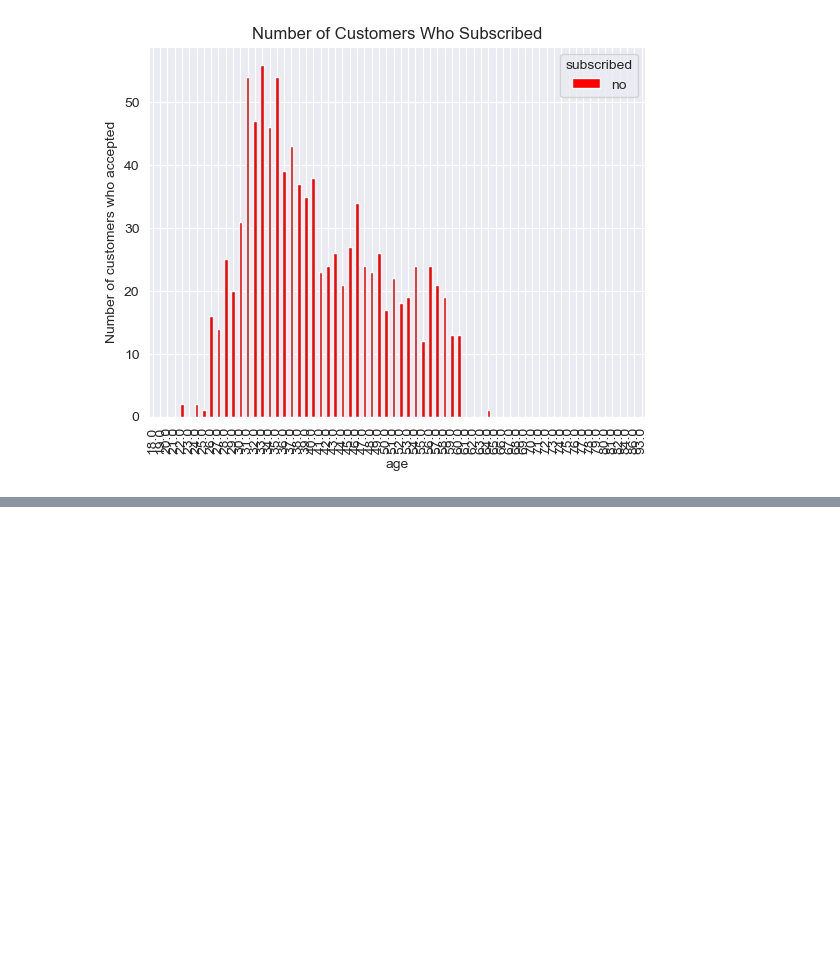
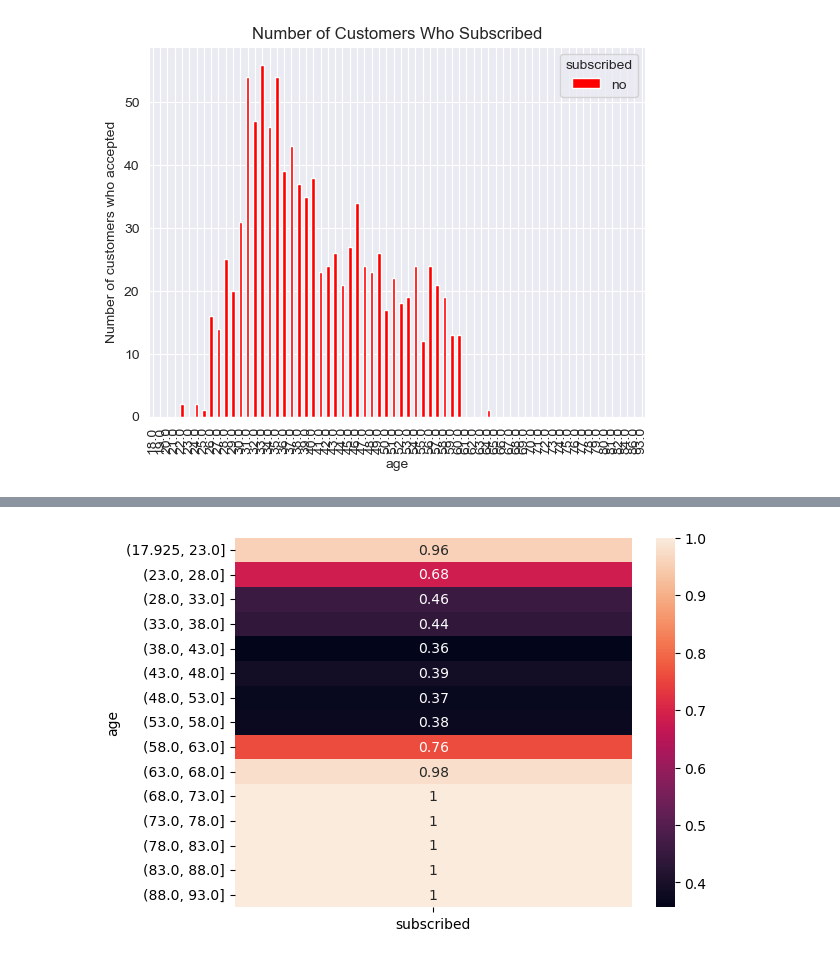
Before and after one commit to M-Byte480/Data-Mining-Assignments, a Jupyter notebook: lab1/Lab1.ipynb, the cells around one changed output, grey strips where cells are left out. Cells and saved outputs as stored; diff of their text form; code cells hidden in the pictures; blank space fills up the shorter version.

```diff
--- a/lab1/Lab1.ipynb
+++ b/lab1/Lab1.ipynb
@@ -238,0 +253,11 @@ plt.show()
+# %%
+copy_data_frame = data_frame.copy(deep=True)
+copy_data_frame['age'] = pd.cut(copy_data_frame['age'], bins=15)
+
+pivot_table_LCG = copy_data_frame.pivot_table(values='subscribed',
+                           index='age',
+                           aggfunc=lambda x: x.map({'yes':1, 'no':0}).mean())
+sns.heatmap(pivot_table_LCG, annot=True)
+plt.show()
+# %% [output]
+[figure, added]
```
Also changed, not shown: parts of 12 cells of this notebook.
